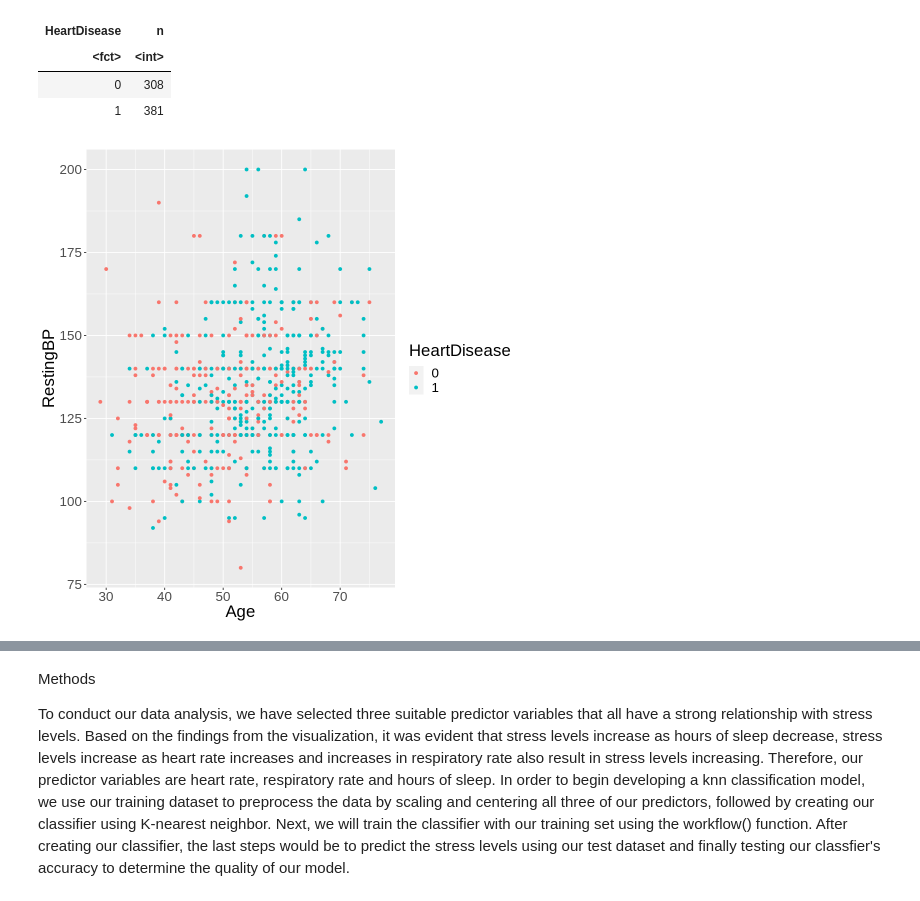
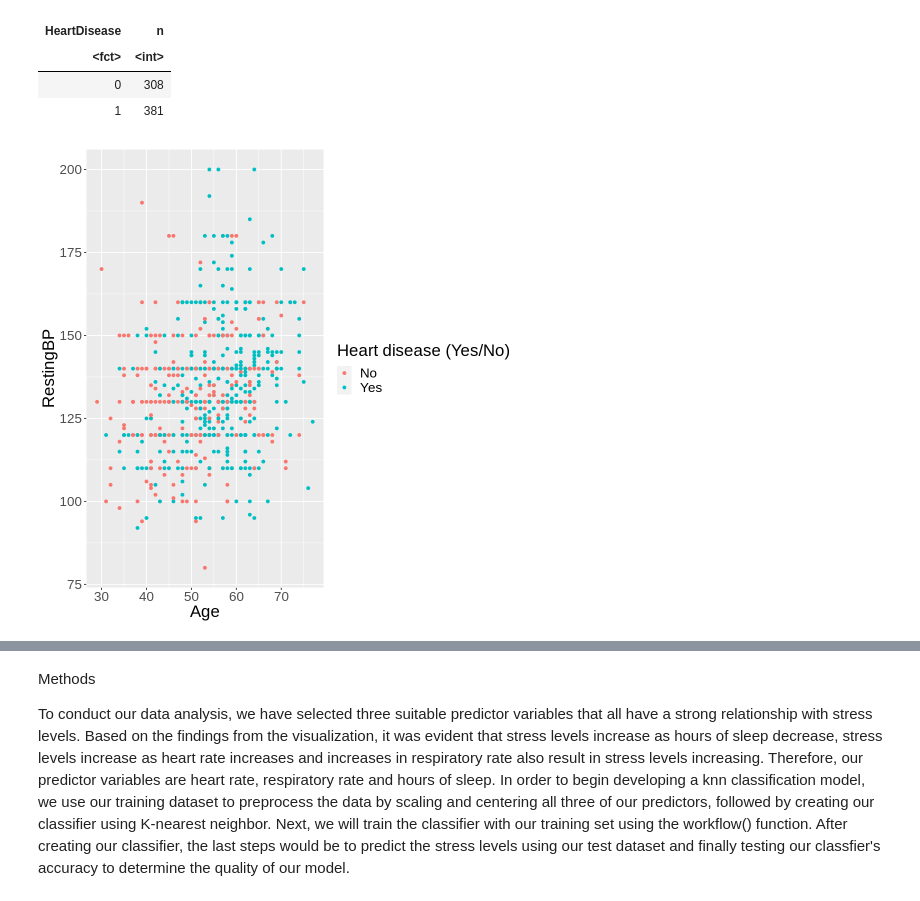
Before and after one commit to amasood01/Heart-Failure-Data--DSCI100, a Jupyter notebook: Group_project_report.ipynb, the cells around one changed output, grey strips where cells are left out. Saved outputs shown, nothing was run; the diff lists cells and outputs as text; code cells hidden in the pictures.

```diff
--- a/Group_project_report.ipynb
+++ b/Group_project_report.ipynb
@@ -125,13 +122,13 @@ A tibble: 2 × 2
 # %%
 set.seed(2000)
 options(repr.plot.width = 8, repr.plot.height = 8)
 heart_train_plot_1 <- ggplot(heart_train, aes(x = Age, y = RestingBP , color = HeartDisease))+
 geom_point() +
-xlab("Age") +
-ylab("RestingBP")+
+labs(x = "Age", y = "RestingBP", color = "Heart disease (Yes/No)")+
+scale_colour_discrete(labels = c("No","Yes"))+
 theme(text=element_text(size=20))
 heart_train_plot_1
 # %% [output]
-[figure, old version]
+[figure, new version]
 # %%
 options(repr.plot.width = 8, repr.plot.height = 8)
```
Also changed, not shown: parts of 5 cells of this notebook.
